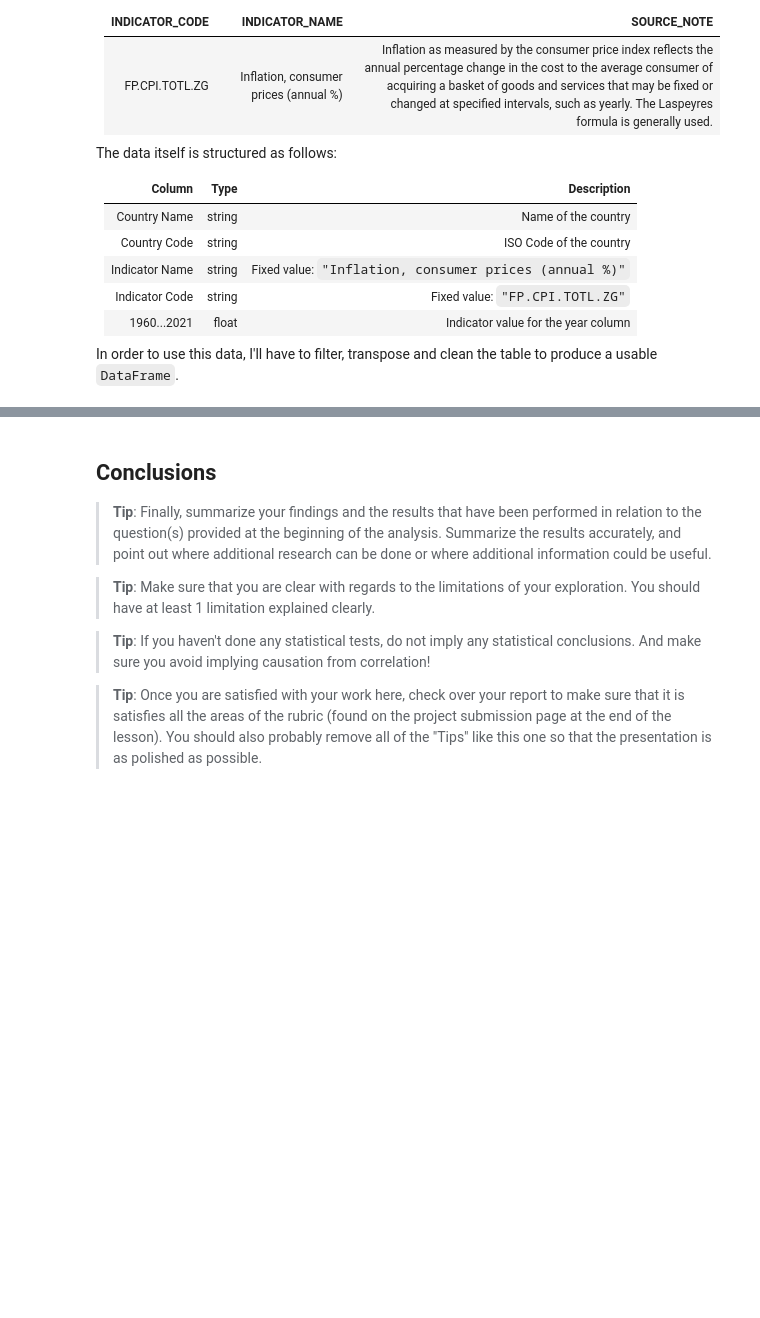
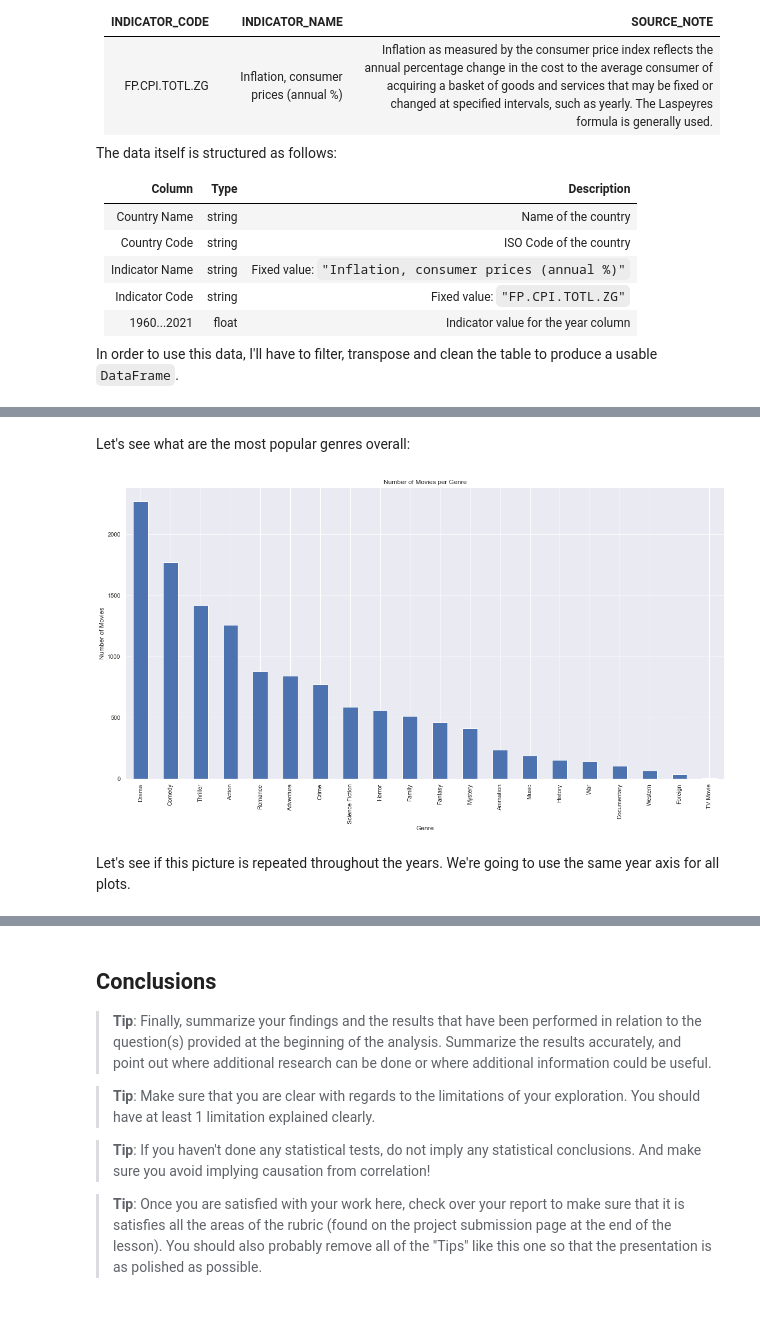
Before and after one commit to abarto/udacity-nd002-investigate-a-dataset, a Jupyter notebook: Investigate_a_Dataset.ipynb, the cells around one changed output, grey strips where cells are left out. Saved outputs shown, nothing was run; the diff lists cells and outputs as text; code cells hidden in the pictures; blank space fills up the shorter version.

```diff
--- a/Investigate_a_Dataset.ipynb
+++ b/Investigate_a_Dataset.ipynb
@@ -120,0 +412,2 @@ In order to use this data, I'll have to filter, transpose and clean the table to
+# %%
+tmdb_movie_data_df["release_date"] = pd.to_datetime(tmdb_movie_data_df.release_date)
@@ -120,0 +449,4 @@ In order to use this data, I'll have to filter, transpose and clean the table to
+# %%
+tmdb_movie_data_df["genres"] = tmdb_movie_data_df.genres.str.split("|")
+# %%
+tmdb_movie_data_df["director"] = tmdb_movie_data_df.director.str.split("|")
@@ -120,0 +460,2 @@ In order to use this data, I'll have to filter, transpose and clean the table to
+# %%
+tmdb_movie_data_genre_df = tmdb_movie_data_df.explode("genres")
@@ -120,0 +472,11 @@ In order to use this data, I'll have to filter, transpose and clean the table to
+# %% [markdown]
+Let's see what are the most popular genres overall:
+# %%
+tmdb_movie_data_genre_df.genres.value_counts().plot(kind="bar", figsize=(20, 10));
+plt.ylabel('Number of Movies');
+plt.xlabel('Genre');
+plt.title('Number of Movies per Genre');
+# %% [output]
+[figure, added]
+# %% [markdown]
+Let's see if this picture is repeated throughout the years. We're going to use the same year axis for all plots.
```
Also changed, not shown: parts of 144 cells of this notebook.
